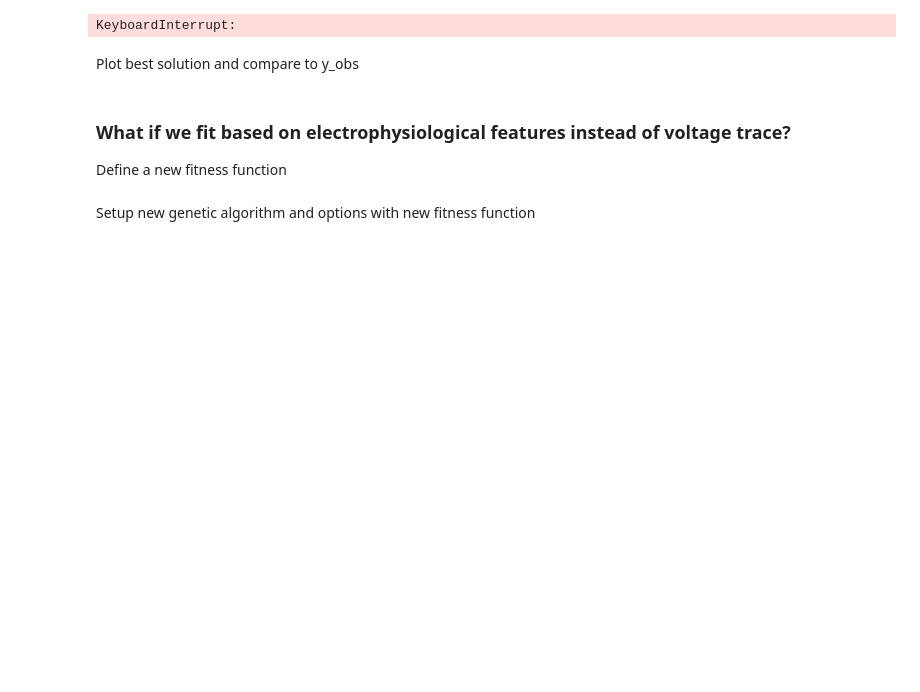
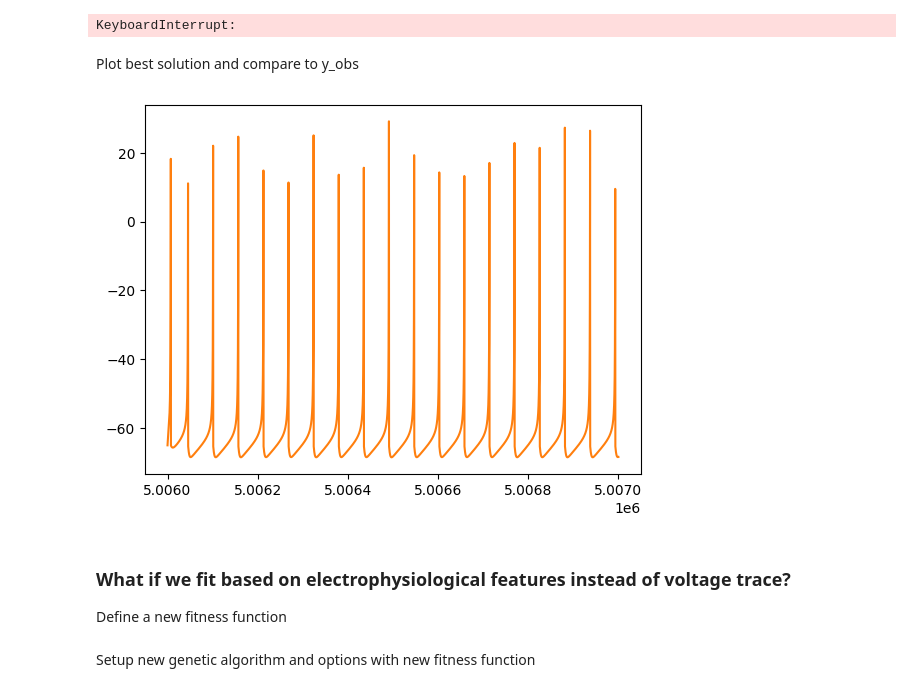
Before and after one commit to nkoch1/CAMBAM_Workshop_Neuron_Excitability, a Jupyter notebook: Computer_lab_2.ipynb, the cells around one changed output. Saved outputs shown, nothing was run; the diff lists cells and outputs as text; code cells hidden in the pictures; blank space fills up the shorter version.

```diff
--- a/Computer_lab_2.ipynb
+++ b/Computer_lab_2.ipynb
@@ -167,7 +170,7 @@ brian2.start_scope()
 neuron = NeuronGroup(1, eqs, threshold="v>=30", reset="v=c; u+=d", method="euler")
 
 def calculate_fitness(solution, y_obs):
-    a1, b1, c1, d1 = solution
+    a1, b1, c1, d1, I_input = solution
 
     neuron.a = a1
     neuron.b = b1
@@ -177,12 +180,12 @@ def calculate_fitness(solution, y_obs):
     u0 = neuron.b * v0/ms
     neuron.v = -65
     neuron.u = "b*v"
-    input_current = 2 # nA
-    neuron.I = input_current
+    # input_current = I# nA
+    neuron.I = I_input
     monitors = StateMonitor(neuron, ['v'], record=True, dt=0.1*ms)
     dur = 1000 * ms
     run(dur)
-    y_pred = monitors.v[0]
+    y_pred = monitors.v[0]/mV
     mse = np.mean((y_pred - y_obs) ** 2)
     return 1 / mse
 
@@ -196,13 +199,13 @@ import pygad
 # Define the bounds for the parameter values
 # param_bounds = np.array([[0, 1], [0, 1], [0, 10]]) # param 1 can be 0 or 1
 # use dictionary for continuous values i.e. in range [low, high) i
-gene_space = [{'low': 0., 'high': 2.}, {'low': 0., 'high': 1.},{'low': -70., 'high': -20.}, {'low': 0., 'high': 10}]
+gene_space = [{'low': 0., 'high': 0.1}, {'low': 0.1, 'high': 0.3},{'low': -70., 'high': -50.}, {'low': 2., 'high': 9}, {'low': 0., 'high': 10.}]
 
 # Create the genetic algorithm object
 # all parameters for pygad.GA found here https://pygad.readthedocs.io/en/latest/README_pygad_ReadTheDocs.html
 ga = pygad.GA(initial_population=None,  #if None, do not set explicit init_pop but let pyGAD initialize
-              sol_per_pop=100,  # number of individuals
-              num_genes=4,  # number of genes
+              sol_per_pop=50,  # number of individuals
+              num_genes=5,  # number of genes
               fitness_func=fitness_func,
               num_generations=100,
               num_parents_mating=10,
@@ -225,21 +228,22 @@ Plot best solution and compare to y_obs
 # %%
 neuron.a = solution[0]
 neuron.b = solution[1]
 neuron.c = solution[2]
 neuron.d = solution[3]
 v0 = -70 * mV
 u0 = neuron.b * v0/ms
 neuron.v = -65
 neuron.u = "b*v"
-input_current = 2 # nA
-neuron.I = input_current
+neuron.I = solution[4]
 monitors = StateMonitor(neuron, ['v'], record=True)
 dur = 1000 * ms
 run(dur)
 fig, ax = plt.subplots()
-ax.plot(t/1000, y_obs, label='data', color='tab:blue')
+# ax.plot(t_obs, y_obs, label='data', color='tab:blue')
 ax.plot(monitors.t/ms, monitors.v[0], label='GA fit', color='tab:orange')
 plt.show()
+# %% [output]
+[figure, added]
 # %% [markdown]
 ### What if we fit based on electrophysiological features instead of voltage trace?
 
```
Also changed, not shown: parts of 22 cells of this notebook, 1 other file.
